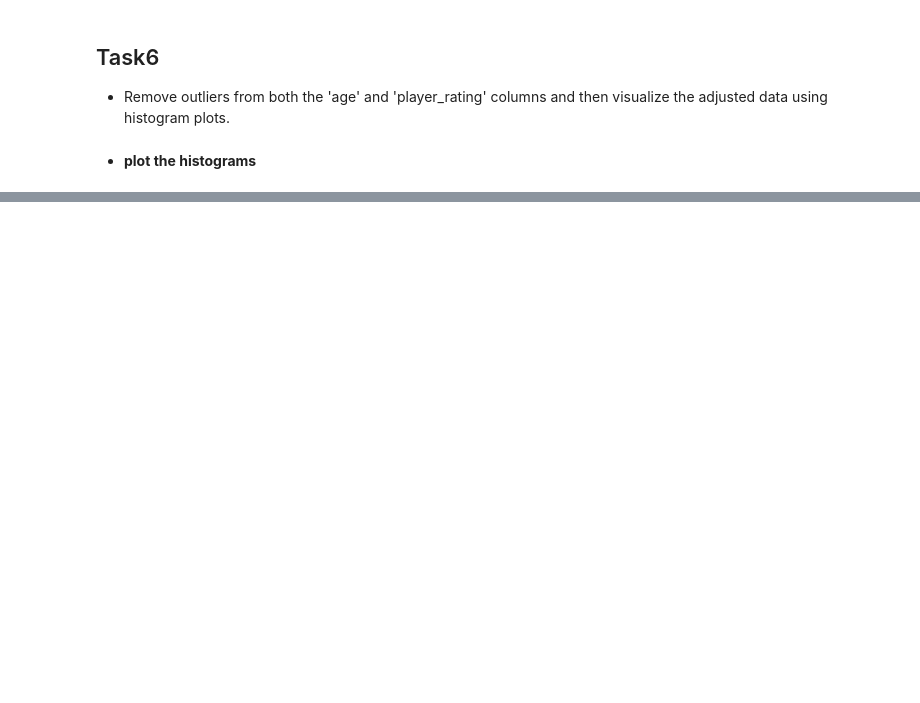
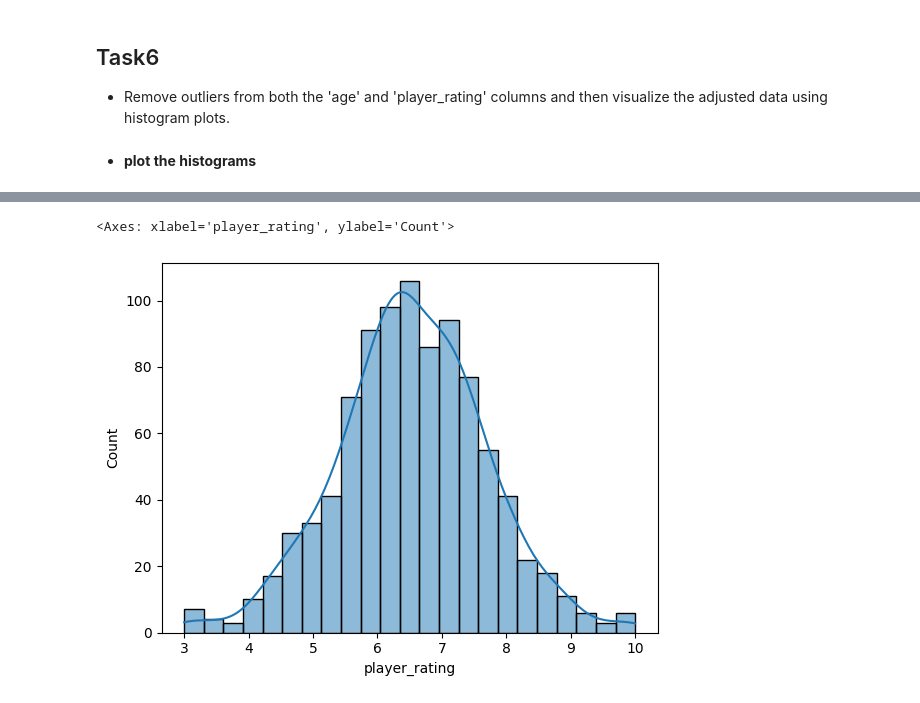
Before and after one commit to MLAI-learn/exercise, a Jupyter notebook: MATHS AND STATS FOR AI/MathsnStats_Exercise4/sports_league_outliers_detection.ipynb, the cells around one changed output, grey strips where cells are left out. Drawn from its saved outputs; the diff is of its cells as text; code cells hidden in the pictures; blank space fills up the shorter version.

```diff
--- a/MATHS AND STATS FOR AI/MathsnStats_Exercise4/sports_league_outliers_detection.ipynb
+++ b/MATHS AND STATS FOR AI/MathsnStats_Exercise4/sports_league_outliers_detection.ipynb
@@ -61,0 +241,7 @@ Create histogram with Kernel Density Estimation (KDE) plots for both the 'age' a
+# %%
+#player_rating
+
+sns.histplot(df.player_rating, kde=True)
+# %% [output]
+<Axes: xlabel='player_rating', ylabel='Count'>
+[figure, added]
```
Also changed, not shown: parts of 10 cells of this notebook, 1 other file.
